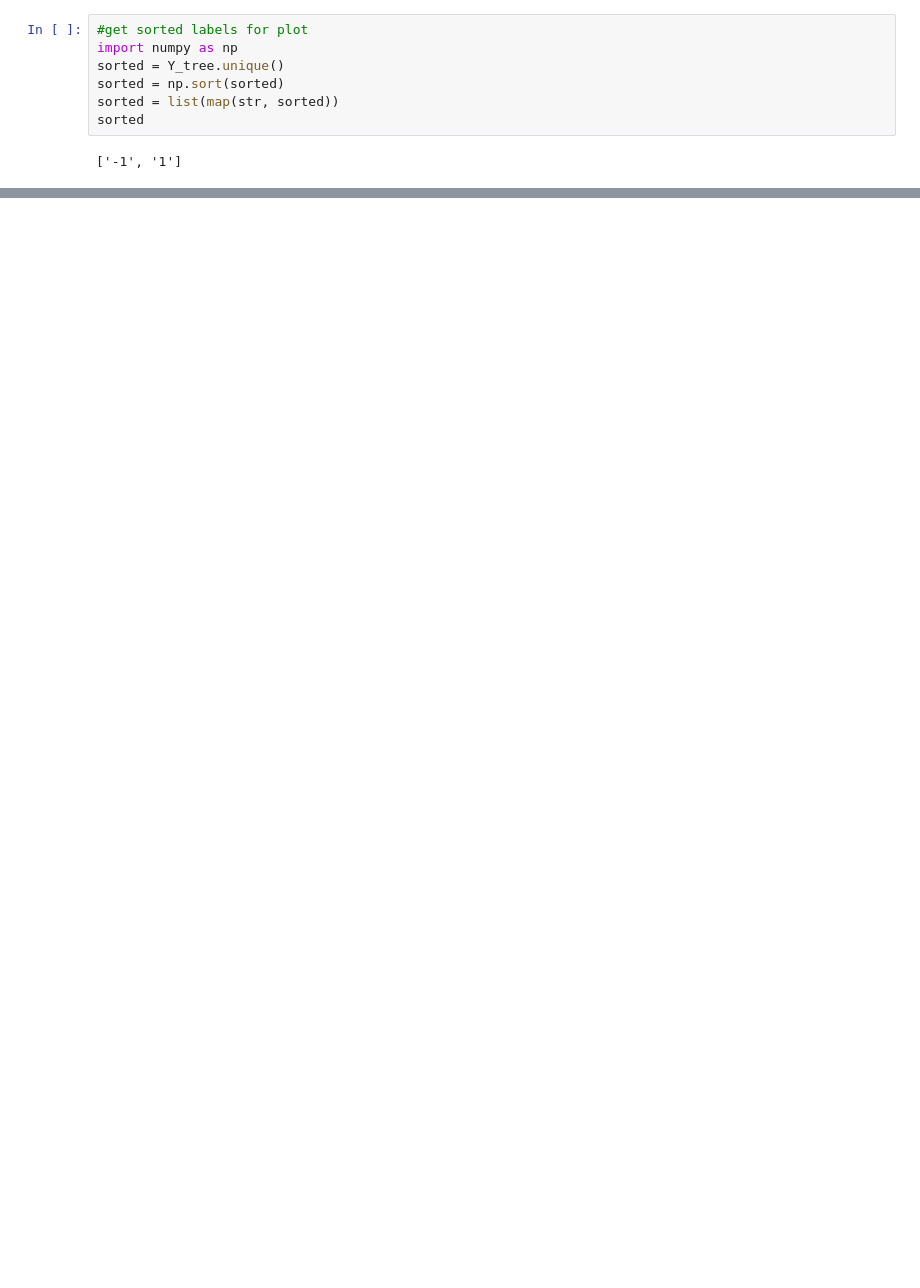
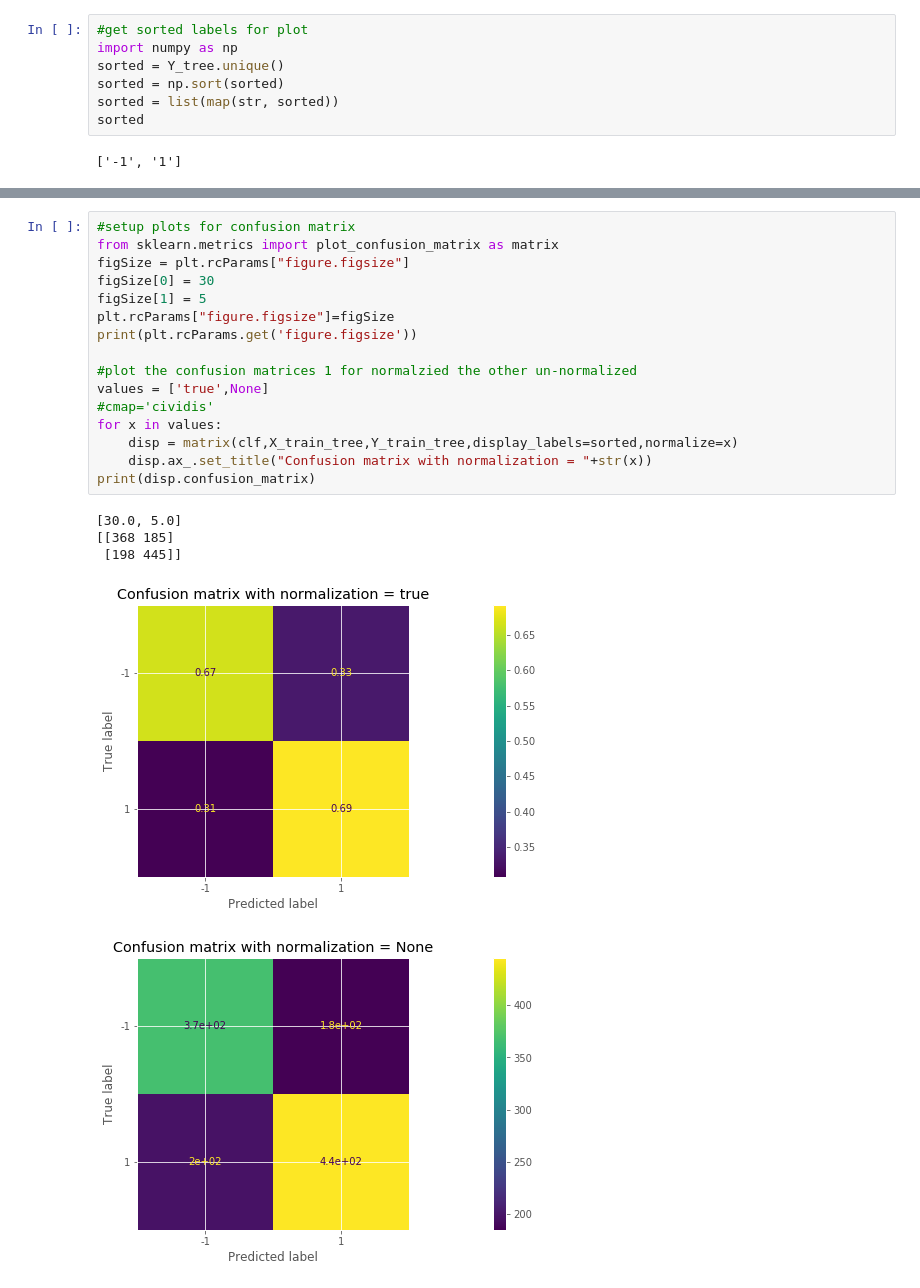
Before and after one commit to jagadeeshmeesala/notebooks, a Jupyter notebook: 602-final-project/Final.ipynb, the cells around one changed output, grey strips where cells are left out. Drawn from its saved outputs; the diff is of its cells as text; blank space fills up the shorter version.

```diff
--- a/602-final-project/Final.ipynb
+++ b/602-final-project/Final.ipynb
@@ -268,0 +371,22 @@ final.corr()
+# %%
+#setup plots for confusion matrix
+from sklearn.metrics import plot_confusion_matrix as matrix
+figSize = plt.rcParams["figure.figsize"]
+figSize[0] = 30
+figSize[1] = 5
+plt.rcParams["figure.figsize"]=figSize
+print(plt.rcParams.get('figure.figsize'))
+
+#plot the confusion matrices 1 for normalzied the other un-normalized
+values = ['true',None]
+#cmap='cividis'
+for x in values:
+    disp = matrix(clf,X_train_tree,Y_train_tree,display_labels=sorted,normalize=x)
+    disp.ax_.set_title("Confusion matrix with normalization = "+str(x))
+print(disp.confusion_matrix)
+# %% [output]
+[30.0, 5.0]
+[[368 185]
+ [198 445]]
+[figure, added]
+[figure, added]
```
Also changed, not shown: parts of 7 cells of this notebook.
